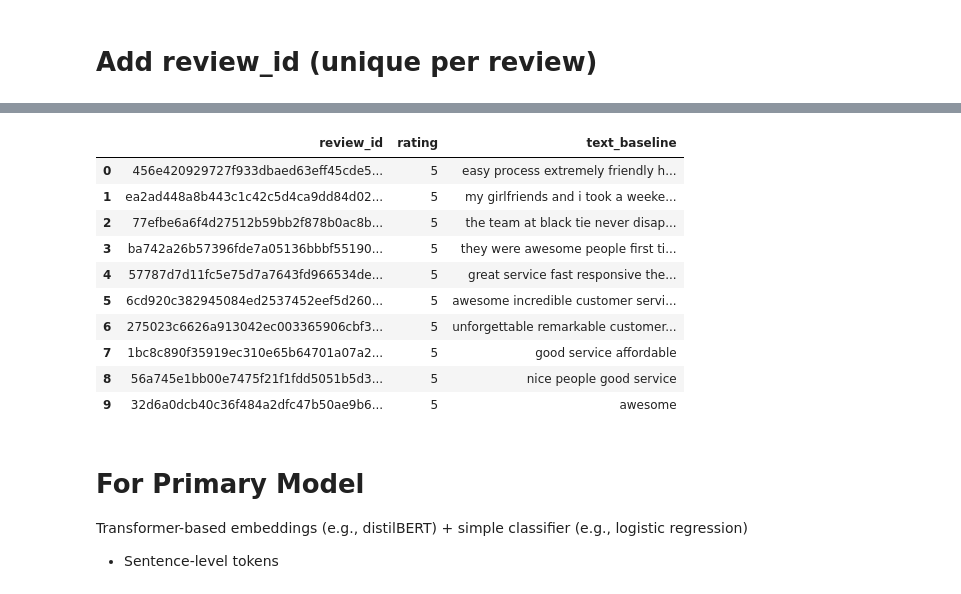
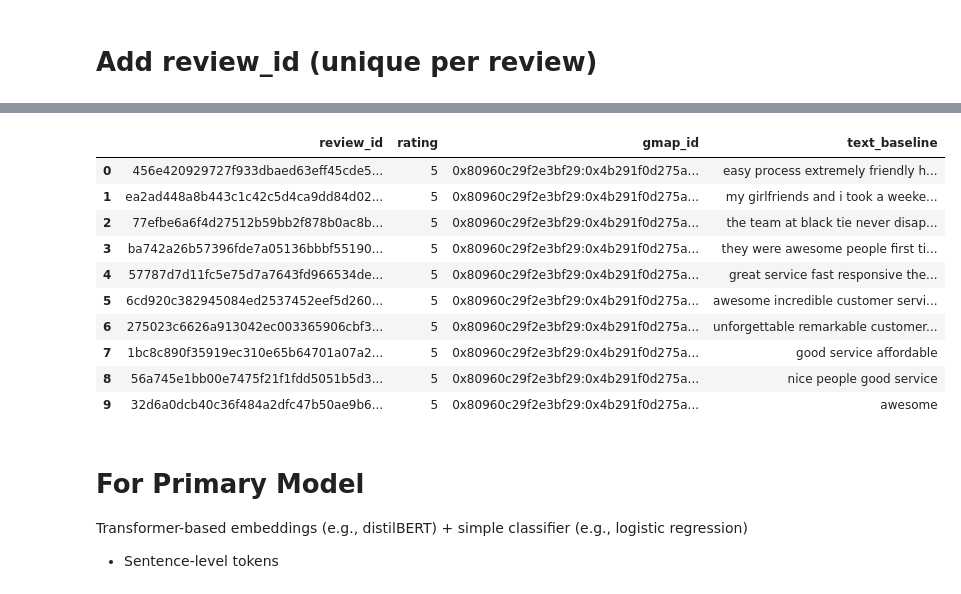
Before and after one commit to zmosDS/google_review_insights, a Jupyter notebook: notebooks/03_feature_engineering.ipynb, the cells around one changed output, grey strips where cells are left out. Drawn from its saved outputs; the diff is of its cells as text; code cells hidden in the pictures.

Commit message:
Completed notebook to create and save processed text data for each model type

```diff
--- a/notebooks/03_feature_engineering.ipynb
+++ b/notebooks/03_feature_engineering.ipynb
@@ -5,9 +14,9 @@ import re
 # %%
 # File paths
 paths = {
-    'cleaned_model_fulltxt': "../data/cleaned_for_modeling_fulltxt.csv",
-    'cleaned_model_sentences': "../data/cleaned_for_modeling_sentences.csv",
-    'cleaned_for_tfidf': "../data/cleaned_for_tfidf.csv"
+    'cleaned_for_LLM': "../data/cleaned_for_LLM.csv",
+    'cleaned_for_tfidf': "../data/cleaned_for_tfidf.csv",
+    'cleaned_for_bert': "../data/cleaned_for_bert.csv"
 }
 # %% [markdown]
 # Read in cleaned data
@@ -171,27 +280,29 @@ baseline_text_chunked_csv(
 # %%
-# Load CSV
+# Load CSV (for tfidf, bring this code to model pipeline)
 df = pd.read_csv(
     paths["cleaned_for_tfidf"],
-    usecols=["review_id", "rating", "text_baseline"],
+    usecols=["review_id", "rating", "gmap_id", "text_baseline"],
     dtype={
         "review_id": "string",
         "rating": "int8",
-        "text_baseline": "string"
-    }
+        "text_baseline": "string",
+        "gmap_id": "string",
+   },
+   nrows=20
 )
 df.head(10)
 # %% [output]
-|  | review_id | rating | text_baseline |
-| 0 | 456e420929727f933dbaed63eff45cde5... | 5 | easy process extremely friendly h... |
-| 1 | ea2ad448a8b443c1c42c5d4ca9dd84d02... | 5 | my girlfriends and i took a weeke... |
-| 2 | 77efbe6a6f4d27512b59bb2f878b0ac8b... | 5 | the team at black tie never disap... |
-| 3 | ba742a26b57396fde7a05136bbbf55190... | 5 | they were awesome people first ti... |
-| 4 | 57787d7d11fc5e75d7a7643fd966534de... | 5 | great service fast responsive the... |
-| 5 | 6cd920c382945084ed2537452eef5d260... | 5 | awesome incredible customer servi... |
-| 6 | 275023c6626a913042ec003365906cbf3... | 5 | unforgettable remarkable customer... |
-| 7 | 1bc8c890f35919ec310e65b64701a07a2... | 5 | good service affordable |
-| 8 | 56a745e1bb00e7475f21f1fdd5051b5d3... | 5 | nice people good service |
-| 9 | 32d6a0dcb40c36f484a2dfc47b50ae9b6... | 5 | awesome |
+|  | review_id | rating | gmap_id | text_baseline |
+| 0 | 456e420929727f933dbaed63eff45cde5... | 5 | 0x80960c29f2e3bf29:0x4b291f0d275a... | easy process extremely friendly h... |
+| 1 | ea2ad448a8b443c1c42c5d4ca9dd84d02... | 5 | 0x80960c29f2e3bf29:0x4b291f0d275a... | my girlfriends and i took a weeke... |
+| 2 | 77efbe6a6f4d27512b59bb2f878b0ac8b... | 5 | 0x80960c29f2e3bf29:0x4b291f0d275a... | the team at black tie never disap... |
+| 3 | ba742a26b57396fde7a05136bbbf55190... | 5 | 0x80960c29f2e3bf29:0x4b291f0d275a... | they were awesome people first ti... |
+| 4 | 57787d7d11fc5e75d7a7643fd966534de... | 5 | 0x80960c29f2e3bf29:0x4b291f0d275a... | great service fast responsive the... |
+| 5 | 6cd920c382945084ed2537452eef5d260... | 5 | 0x80960c29f2e3bf29:0x4b291f0d275a... | awesome incredible customer servi... |
+| 6 | 275023c6626a913042ec003365906cbf3... | 5 | 0x80960c29f2e3bf29:0x4b291f0d275a... | unforgettable remarkable customer... |
+| 7 | 1bc8c890f35919ec310e65b64701a07a2... | 5 | 0x80960c29f2e3bf29:0x4b291f0d275a... | good service affordable |
+| 8 | 56a745e1bb00e7475f21f1fdd5051b5d3... | 5 | 0x80960c29f2e3bf29:0x4b291f0d275a... | nice people good service |
+| 9 | 32d6a0dcb40c36f484a2dfc47b50ae9b6... | 5 | 0x80960c29f2e3bf29:0x4b291f0d275a... | awesome |
 # %% [markdown]
 # For Primary Model
 Transformer-based embeddings (e.g., distilBERT) + simple classifier (e.g., logistic regression)
```
Also changed, not shown: parts of 14 cells of this notebook.
